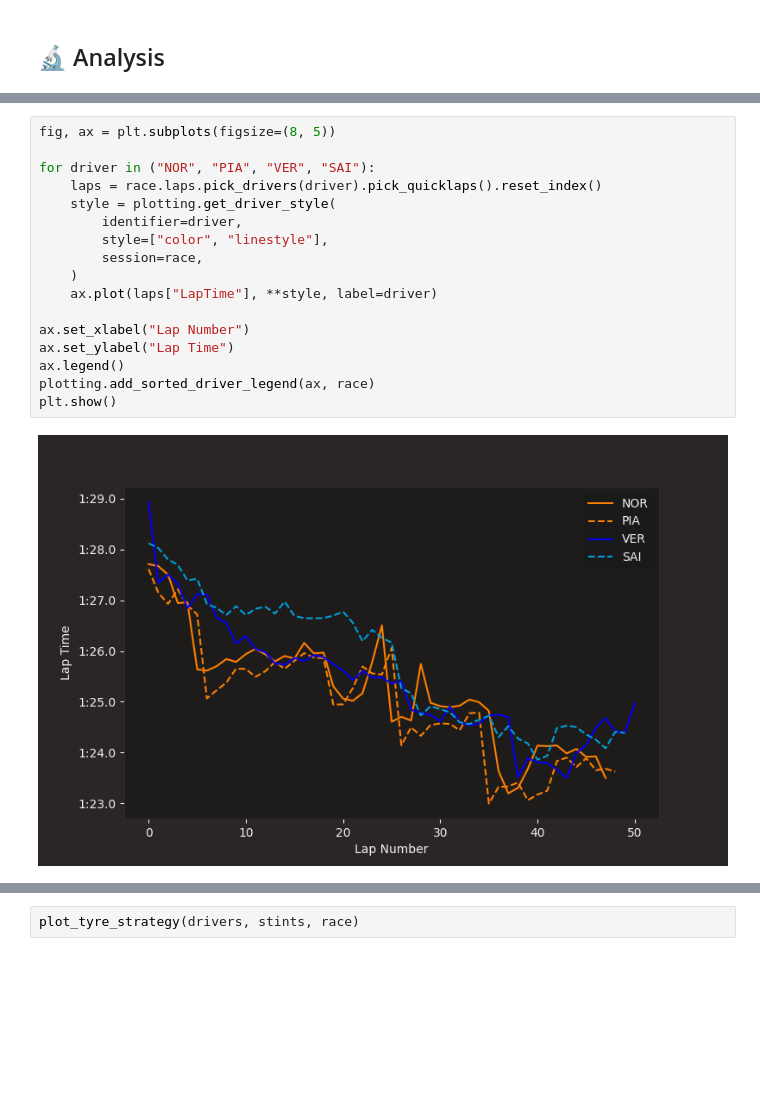
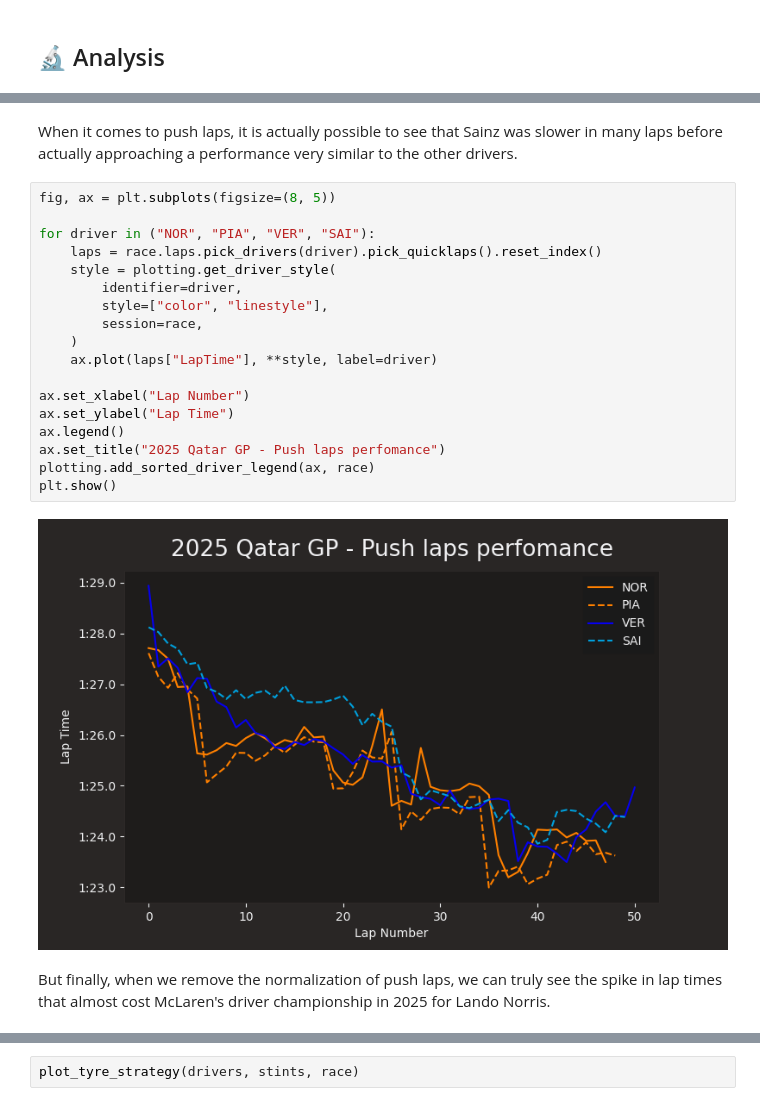
Before and after one commit to vitorvelozo/cesar-beat-f1-workshop, a Jupyter notebook: src/race_analysis.ipynb, the cells around one changed output, grey strips where cells are left out. Saved outputs shown, nothing was run; the diff lists cells and outputs as text; blank space fills up the shorter version.

Commit message:
feature: make graphs more presentable

```diff
--- a/src/race_analysis.ipynb
+++ b/src/race_analysis.ipynb
@@ -74,22 +98,27 @@ plot_driver_lap_time_distributions(
+# %% [markdown]
+When it comes to push laps, it is actually possible to see that Sainz was slower in many laps before actually approaching a performance very similar to the other drivers.
 # %%
 fig, ax = plt.subplots(figsize=(8, 5))
 
 for driver in ("NOR", "PIA", "VER", "SAI"):
     laps = race.laps.pick_drivers(driver).pick_quicklaps().reset_index()
     style = plotting.get_driver_style(
         identifier=driver,
         style=["color", "linestyle"],
         session=race,
     )
     ax.plot(laps["LapTime"], **style, label=driver)
 
 ax.set_xlabel("Lap Number")
 ax.set_ylabel("Lap Time")
 ax.legend()
+ax.set_title("2025 Qatar GP - Push laps perfomance")
 plotting.add_sorted_driver_legend(ax, race)
 plt.show()
 # %% [output]
-[figure, old version]
+[figure, new version]
+# %% [markdown]
+But finally, when we remove the normalization of push laps, we can truly see the spike in lap times that almost cost McLaren's driver championship in 2025 for Lando Norris.
 # %%
 fig, ax = plt.subplots(figsize=(8, 5))
 
```
Also changed, not shown: parts of 25 cells of this notebook, 11 other files.
